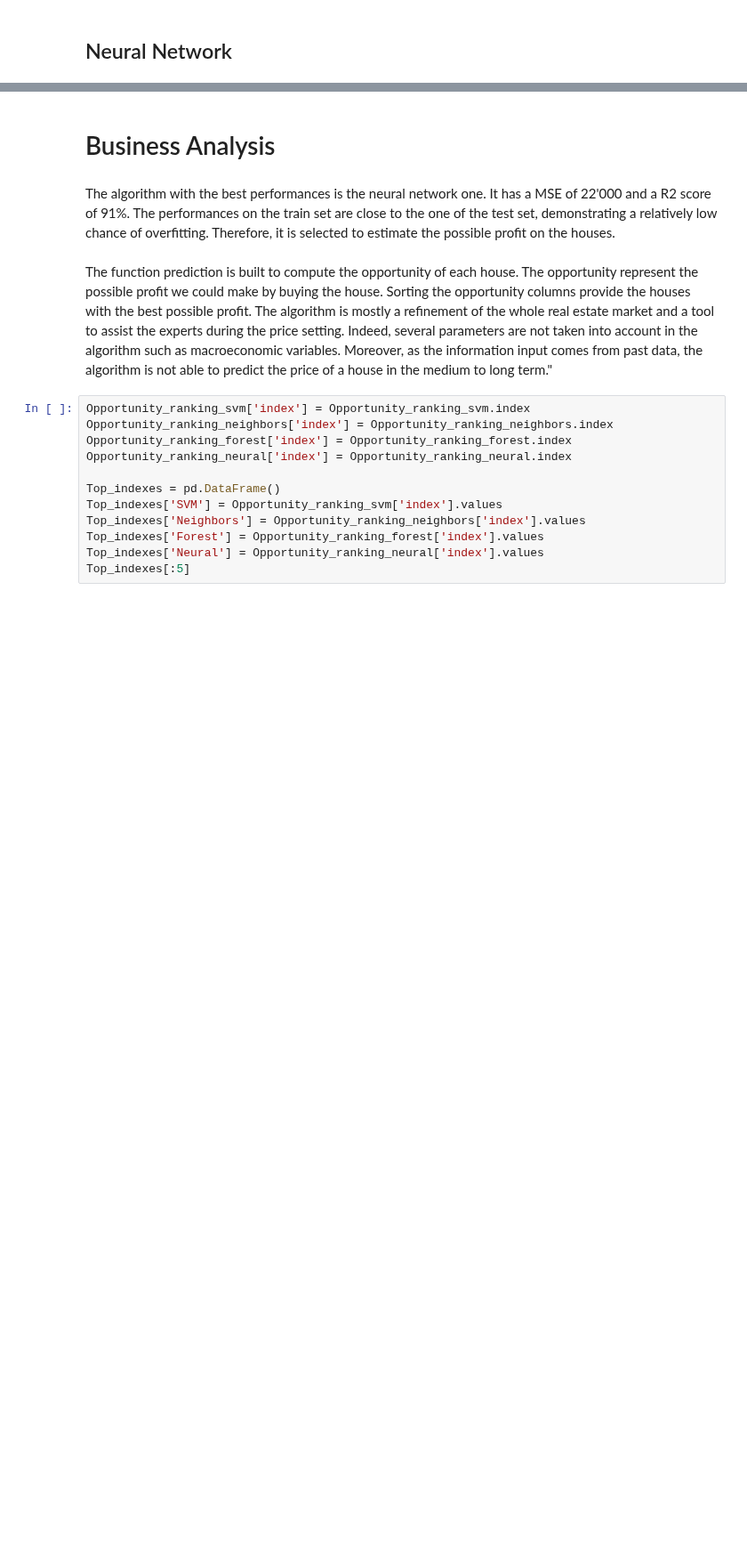
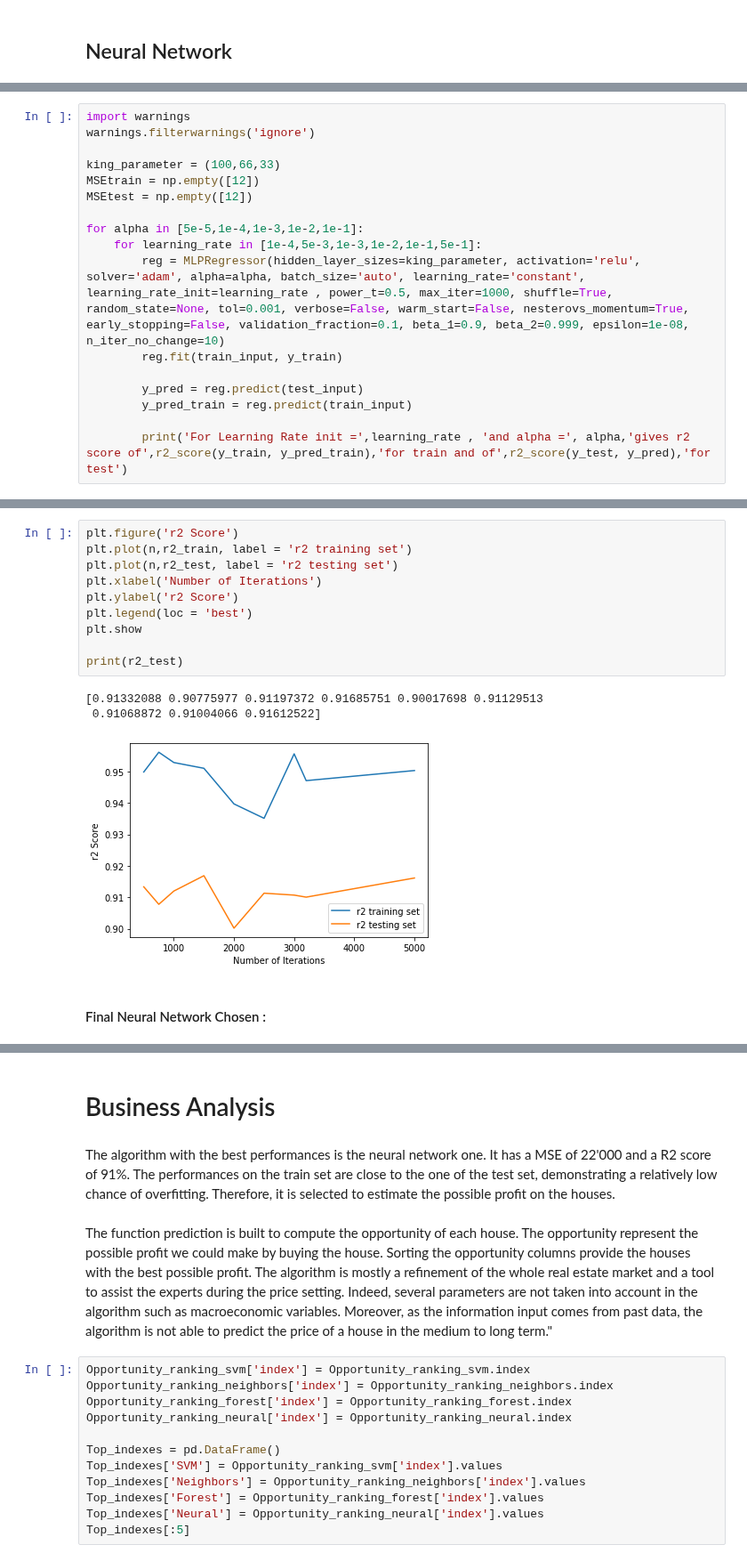
Before and after one commit to BenInTheBox/DataScienceInPractice, a Jupyter notebook: project/code.ipynb, the cells around one changed output, grey strips where cells are left out. Shown at 89% size. Drawn from its saved outputs; the diff is of its cells as text; blank space fills up the shorter version.

Commit message:
neural network

```diff
--- a/project/code.ipynb
+++ b/project/code.ipynb
@@ -1037,0 +1041,17 @@ r2 score test:  0.9159903807024468
+# %%
+import warnings
+warnings.filterwarnings('ignore')
+
+king_parameter = (100,66,33)
+MSEtrain = np.empty([12])
+MSEtest = np.empty([12])
+
+for alpha in [5e-5,1e-4,1e-3,1e-2,1e-1]:
+    for learning_rate in [1e-4,5e-3,1e-3,1e-2,1e-1,5e-1]:
+        reg = MLPRegressor(hidden_layer_sizes=king_parameter, activation='relu', solver='adam', alpha=alpha, batch_size='auto', learning_rate='constant', learning_rate_init=learning_rate , power_t=0.5, max_iter=1000, shuffle=True, random_state=None, tol=0.001, verbose=False, warm_start=False, nesterovs_momentum=True, early_stopping=False, validation_fraction=0.1, beta_1=0.9, beta_2=0.999, epsilon=1e-08, n_iter_no_change=10)
+        reg.fit(train_input, y_train)
+
+        y_pred = reg.predict(test_input)
+        y_pred_train = reg.predict(train_input)
+
+        print('For Learning Rate init =',learning_rate , 'and alpha =', alpha,'gives r2 score of',r2_score(y_train, y_pred_train),'for train and of',r2_score(y_test, y_pred),'for test')
@@ -1037,0 +1092,16 @@ r2 score test:  0.9159903807024468
+# %%
+plt.figure('r2 Score')
+plt.plot(n,r2_train, label = 'r2 training set')
+plt.plot(n,r2_test, label = 'r2 testing set')
+plt.xlabel('Number of Iterations')
+plt.ylabel('r2 Score')
+plt.legend(loc = 'best')
+plt.show
+
+print(r2_test)
+# %% [output]
+[0.91332088 0.90775977 0.91197372 0.91685751 0.90017698 0.91129513
+ 0.91068872 0.91004066 0.91612522]
+[figure, added]
+# %% [markdown]
+#### Final Neural Network Chosen :
```
Also changed, not shown: parts of 17 cells of this notebook, 19 other files.
